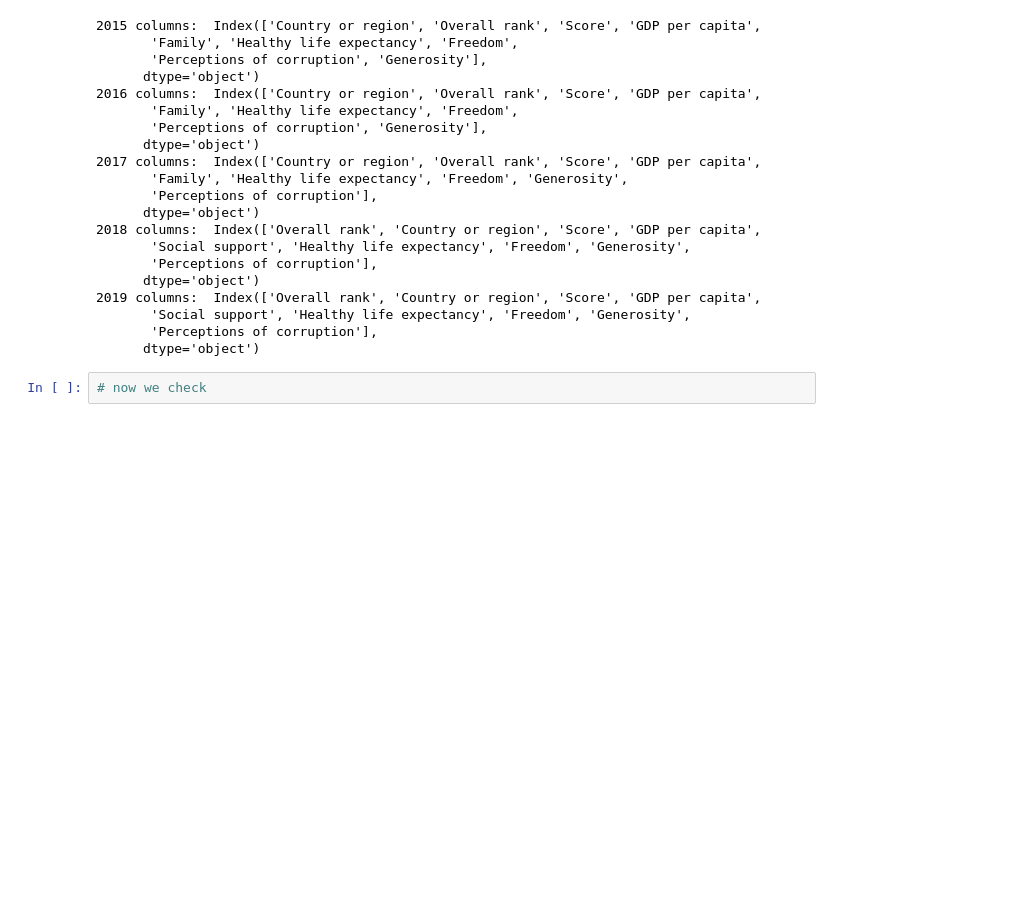
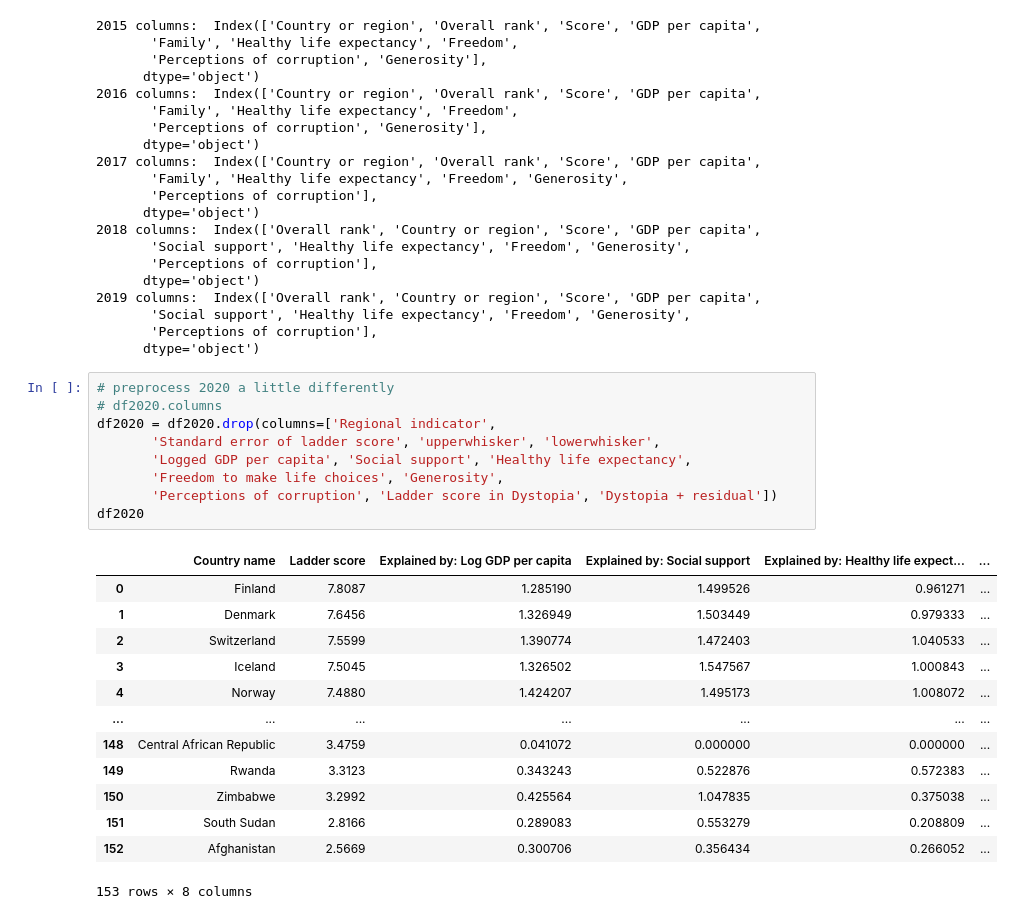
Before and after one commit to tterrytran95/happinesspro, a Jupyter notebook: EDA for potential datasets.ipynb, the cells around one changed output. Saved outputs shown, nothing was run; the diff lists cells and outputs as text; blank space fills up the shorter version.

```diff
--- a/EDA for potential datasets.ipynb
+++ b/EDA for potential datasets.ipynb
@@ -109,4 +101,25 @@ print("2019 columns: ", df2019.columns)
        'Perceptions of corruption'],
       dtype='object')
 # %%
-# now we check
+# preprocess 2020 a little differently
+# df2020.columns
+df2020 = df2020.drop(columns=['Regional indicator',
+       'Standard error of ladder score', 'upperwhisker', 'lowerwhisker',
+       'Logged GDP per capita', 'Social support', 'Healthy life expectancy',
+       'Freedom to make life choices', 'Generosity',
+       'Perceptions of corruption', 'Ladder score in Dystopia', 'Dystopia + residual'])
+df2020
+# %% [output]
+|  | Country name | Ladder score | Explained by: Log GDP per capita | Explained by: Social support | Explained by: Healthy life expect... | ... |
+| 0 | Finland | 7.8087 | 1.285190 | 1.499526 | 0.961271 | ... |
+| 1 | Denmark | 7.6456 | 1.326949 | 1.503449 | 0.979333 | ... |
+| 2 | Switzerland | 7.5599 | 1.390774 | 1.472403 | 1.040533 | ... |
+| 3 | Iceland | 7.5045 | 1.326502 | 1.547567 | 1.000843 | ... |
+| 4 | Norway | 7.4880 | 1.424207 | 1.495173 | 1.008072 | ... |
+| ... | ... | ... | ... | ... | ... | ... |
+| 148 | Central African Republic | 3.4759 | 0.041072 | 0.000000 | 0.000000 | ... |
+| 149 | Rwanda | 3.3123 | 0.343243 | 0.522876 | 0.572383 | ... |
+| 150 | Zimbabwe | 3.2992 | 0.425564 | 1.047835 | 0.375038 | ... |
+| 151 | South Sudan | 2.8166 | 0.289083 | 0.553279 | 0.208809 | ... |
+| 152 | Afghanistan | 2.5669 | 0.300706 | 0.356434 | 0.266052 | ... |
+153 rows × 8 columns
```
Also changed, not shown: parts of 11 cells of this notebook.
